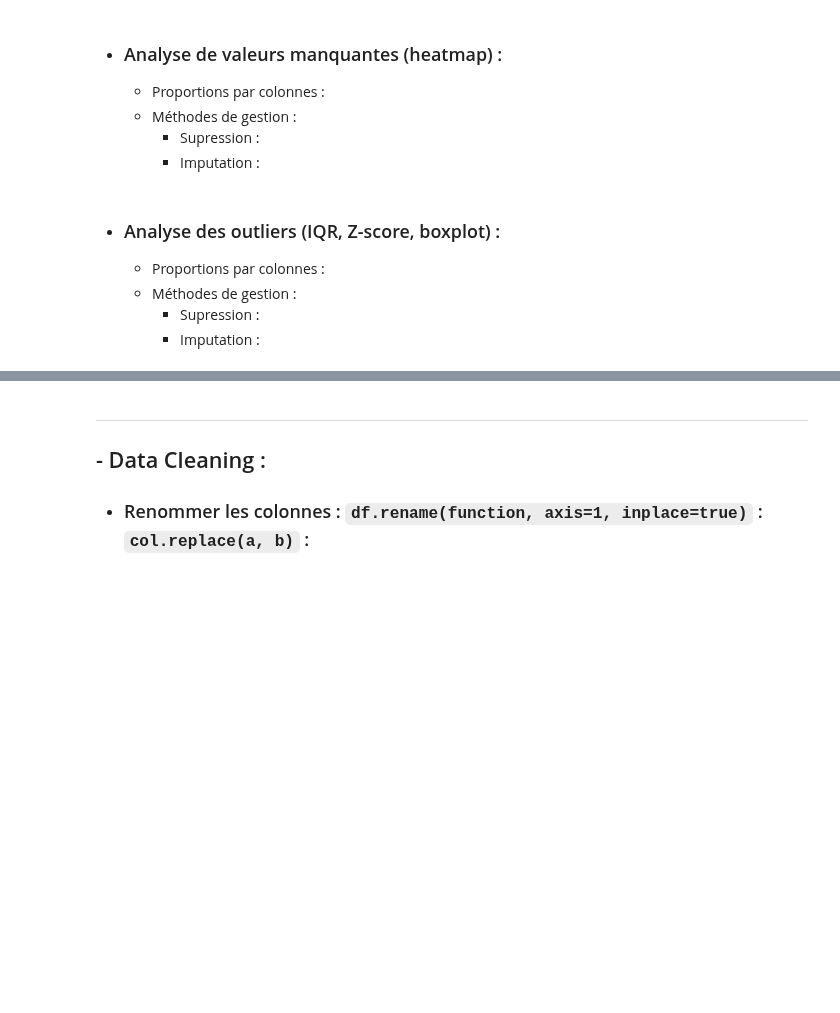
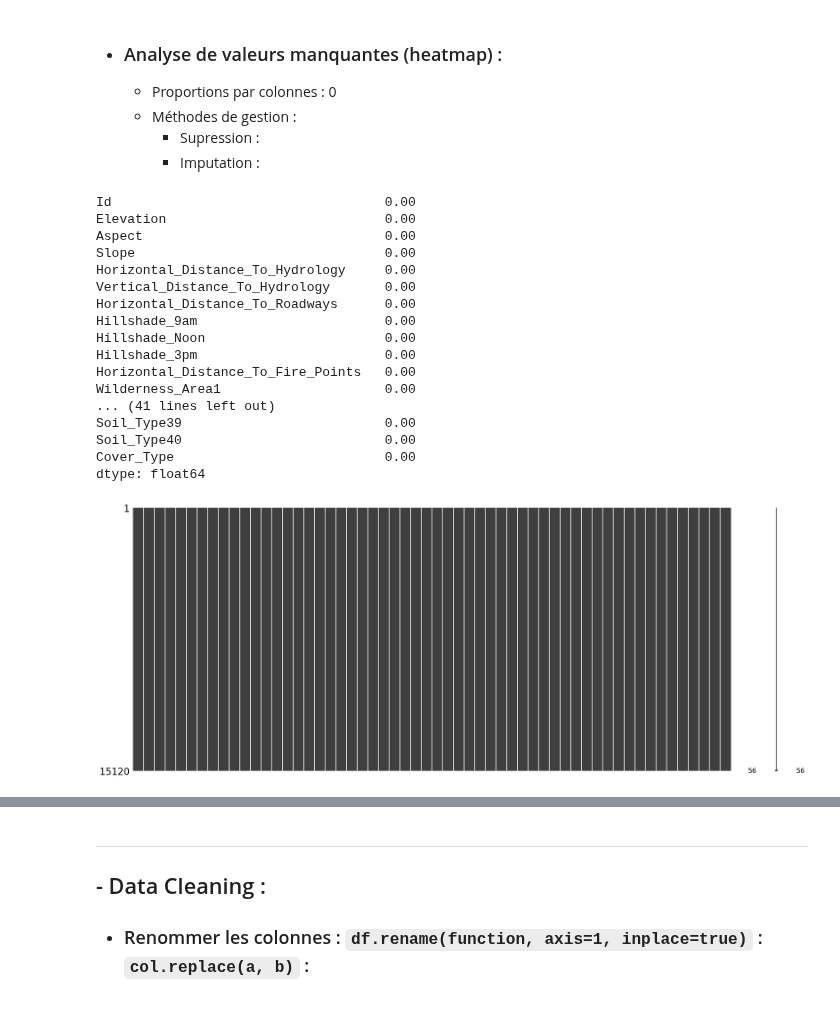
Before and after one commit to Chriishero/Programmation, a Jupyter notebook: Python/Intelligence Artificielle/Projet/Forest Cover Type Prediction (Kaggle)/EDA.ipynb, the cells around one changed output, grey strips where cells are left out. Drawn from its saved outputs; the diff is of its cells as text; code cells hidden in the pictures; blank space fills up the shorter version.

```diff
--- a/Python/Intelligence Artificielle/Projet/Forest Cover Type Prediction (Kaggle)/EDA.ipynb
+++ b/Python/Intelligence Artificielle/Projet/Forest Cover Type Prediction (Kaggle)/EDA.ipynb
@@ -44,12 +127,29 @@ warnings.filterwarnings("ignore")
 # %% [markdown]
 - ### Analyse de valeurs manquantes (heatmap) :
-  - Proportions par colonnes :
+  - Proportions par colonnes : 0
   - Méthodes de gestion :
     - Supression :
     - Imputation :
-# %% [markdown]
-- ### Analyse des outliers (IQR, Z-score, boxplot) :
-  - Proportions par colonnes :
-  - Méthodes de gestion :
-    - Supression :
-    - Imputation :
+# %%
+msno.matrix(df)
+nan_value = df.isna().sum()/df.shape[0]
+print(nan_value)
+# %% [output]
+Id                                   0.00
+Elevation                            0.00
+Aspect                               0.00
+Slope                                0.00
+Horizontal_Distance_To_Hydrology     0.00
+Vertical_Distance_To_Hydrology       0.00
+Horizontal_Distance_To_Roadways      0.00
+Hillshade_9am                        0.00
+Hillshade_Noon                       0.00
+Hillshade_3pm                        0.00
+Horizontal_Distance_To_Fire_Points   0.00
+Wilderness_Area1                     0.00
+... (41 lines left out)
+Soil_Type39                          0.00
+Soil_Type40                          0.00
+Cover_Type                           0.00
+dtype: float64
+[figure, added]
```
Also changed, not shown: parts of 13 cells of this notebook, 1 other file.
